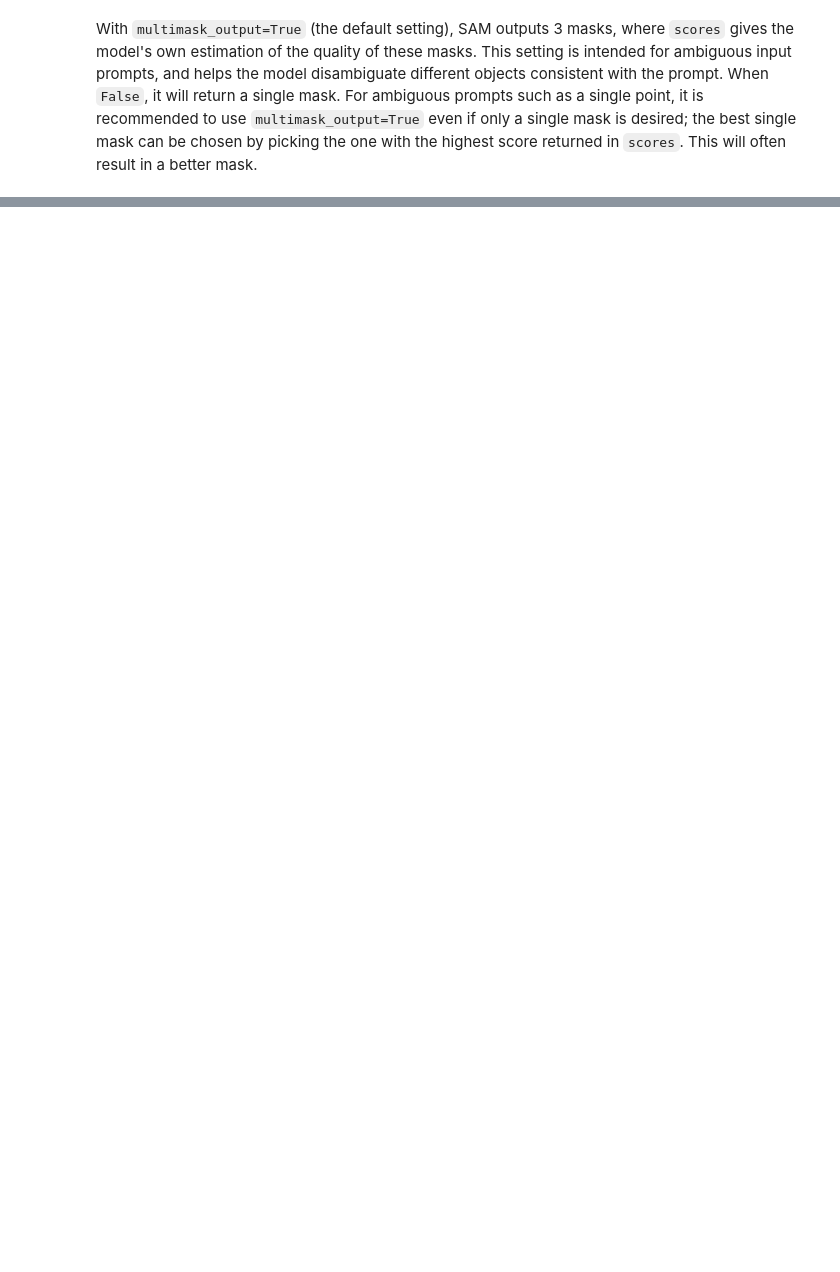
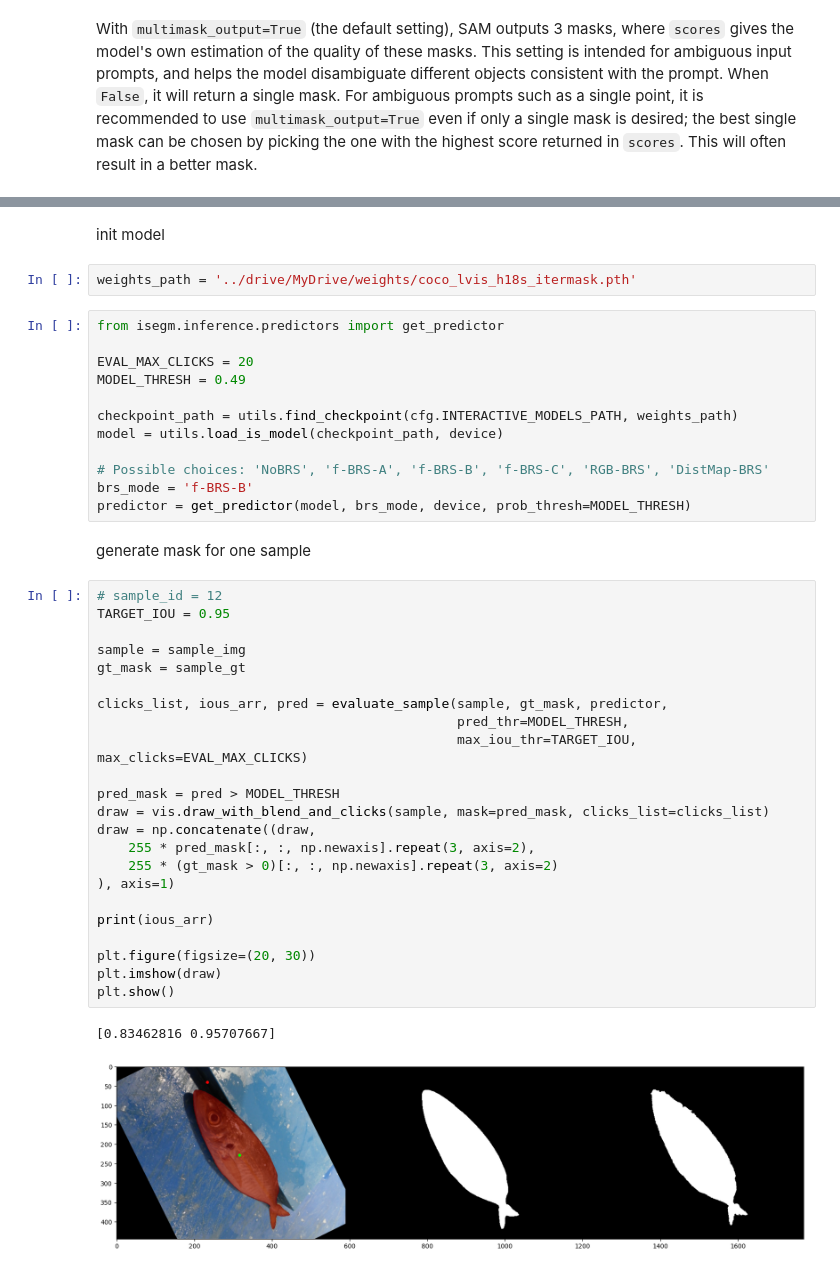
Before and after one commit to ana-bernal/P7_preuve-concept, a Jupyter notebook: 01_exploration.ipynb, the cells around one changed output, grey strips where cells are left out. Saved outputs shown, nothing was run; the diff lists cells and outputs as text; blank space fills up the shorter version.

```diff
--- a/01_exploration.ipynb
+++ b/01_exploration.ipynb
@@ -209,0 +322,44 @@ for i, (mask, score) in enumerate(zip(masks, scores)):
+# %% [markdown]
+init model
+# %%
+weights_path = '../drive/MyDrive/weights/coco_lvis_h18s_itermask.pth'
+# %%
+from isegm.inference.predictors import get_predictor
+
+EVAL_MAX_CLICKS = 20
+MODEL_THRESH = 0.49
+
+checkpoint_path = utils.find_checkpoint(cfg.INTERACTIVE_MODELS_PATH, weights_path)
+model = utils.load_is_model(checkpoint_path, device)
+
+# Possible choices: 'NoBRS', 'f-BRS-A', 'f-BRS-B', 'f-BRS-C', 'RGB-BRS', 'DistMap-BRS'
+brs_mode = 'f-BRS-B'
+predictor = get_predictor(model, brs_mode, device, prob_thresh=MODEL_THRESH)
+# %% [markdown]
+generate mask for one sample
+# %%
+# sample_id = 12
+TARGET_IOU = 0.95
+
+sample = sample_img
+gt_mask = sample_gt
+
+clicks_list, ious_arr, pred = evaluate_sample(sample, gt_mask, predictor,
+                                              pred_thr=MODEL_THRESH,
+                                              max_iou_thr=TARGET_IOU, max_clicks=EVAL_MAX_CLICKS)
+
+pred_mask = pred > MODEL_THRESH
+draw = vis.draw_with_blend_and_clicks(sample, mask=pred_mask, clicks_list=clicks_list)
+draw = np.concatenate((draw,
+    255 * pred_mask[:, :, np.newaxis].repeat(3, axis=2),
+    255 * (gt_mask > 0)[:, :, np.newaxis].repeat(3, axis=2)
+), axis=1)
+
+print(ious_arr)
+
+plt.figure(figsize=(20, 30))
+plt.imshow(draw)
+plt.show()
+# %% [output]
+[0.83462816 0.95707667]
+[figure, added]
```
Also changed, not shown: parts of 32 cells of this notebook.
